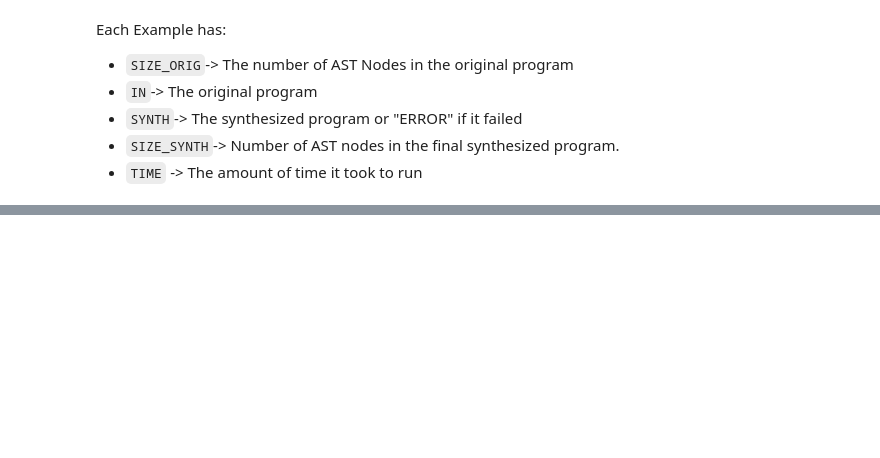
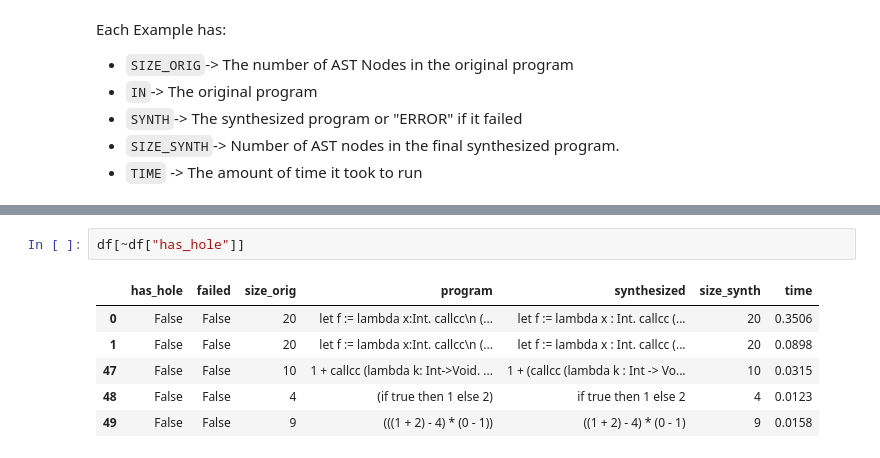
Before and after one commit to andreyyao/CS703, a Jupyter notebook: calc_results.ipynb, the cells around one changed output, grey strips where cells are left out. Cells and saved outputs as stored; diff of their text form; blank space fills up the shorter version.

```diff
--- a/calc_results.ipynb
+++ b/calc_results.ipynb
@@ -102,0 +116,9 @@ df.groupby("size_synth")
+# %%
+df[~df["has_hole"]]
+# %% [output]
+|  | has_hole | failed | size_orig | program | synthesized | size_synth | time |
+| 0 | False | False | 20 | let f := lambda x:Int. callcc\n (... | let f := lambda x : Int. callcc (... | 20 | 0.3506 |
+| 1 | False | False | 20 | let f := lambda x:Int. callcc\n (... | let f := lambda x : Int. callcc (... | 20 | 0.0898 |
+| 47 | False | False | 10 | 1 + callcc (lambda k: Int->Void. ... | 1 + (callcc (lambda k : Int -> Vo... | 10 | 0.0315 |
+| 48 | False | False | 4 | (if true then 1 else 2) | if true then 1 else 2 | 4 | 0.0123 |
+| 49 | False | False | 9 | (((1 + 2) - 4) * (0 - 1)) | ((1 + 2) - 4) * (0 - 1) | 9 | 0.0158 |
```
Also changed, not shown: parts of 5 cells of this notebook, 29 other files.
